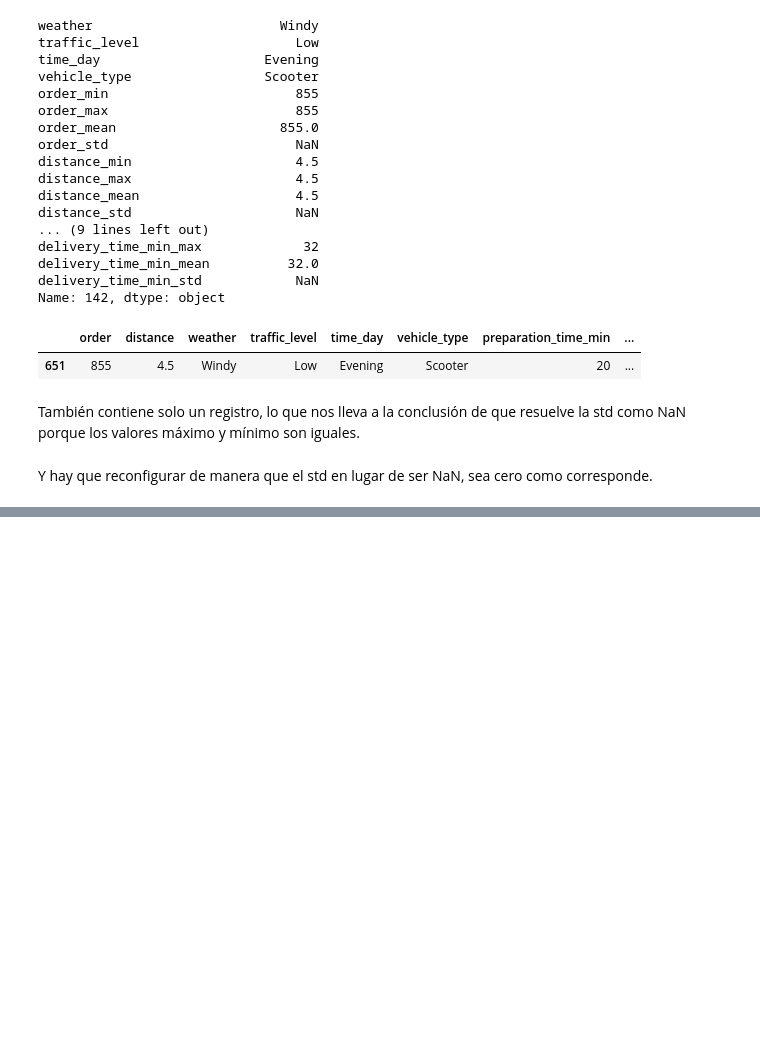
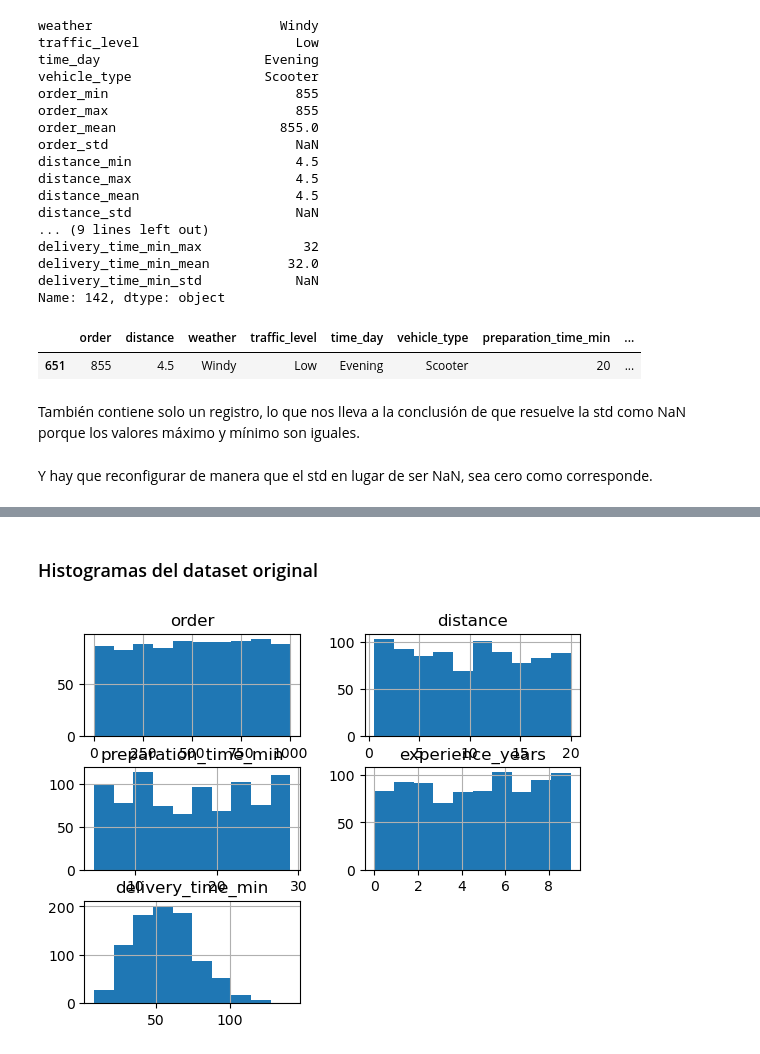
Before and after one commit to kattherineh/Simulacion-de-dataset, a Jupyter notebook: ProyectoEDA.ipynb, the cells around one changed output, grey strips where cells are left out. Cells and saved outputs as stored; diff of their text form; code cells hidden in the pictures; blank space fills up the shorter version.

```diff
--- a/ProyectoEDA.ipynb
+++ b/ProyectoEDA.ipynb
@@ -739,0 +719,7 @@ dfextended
+# %% [markdown]
+### Histogramas del dataset original
+# %%
+df.hist()
+plt.show()
+# %% [output]
+[figure, added]
```
Also changed, not shown: parts of 41 cells of this notebook.
